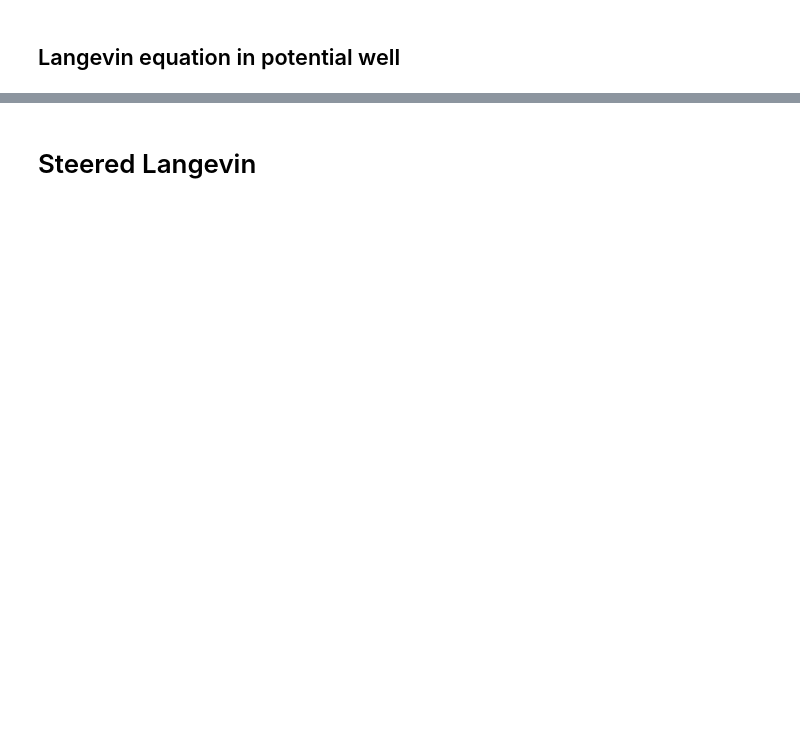
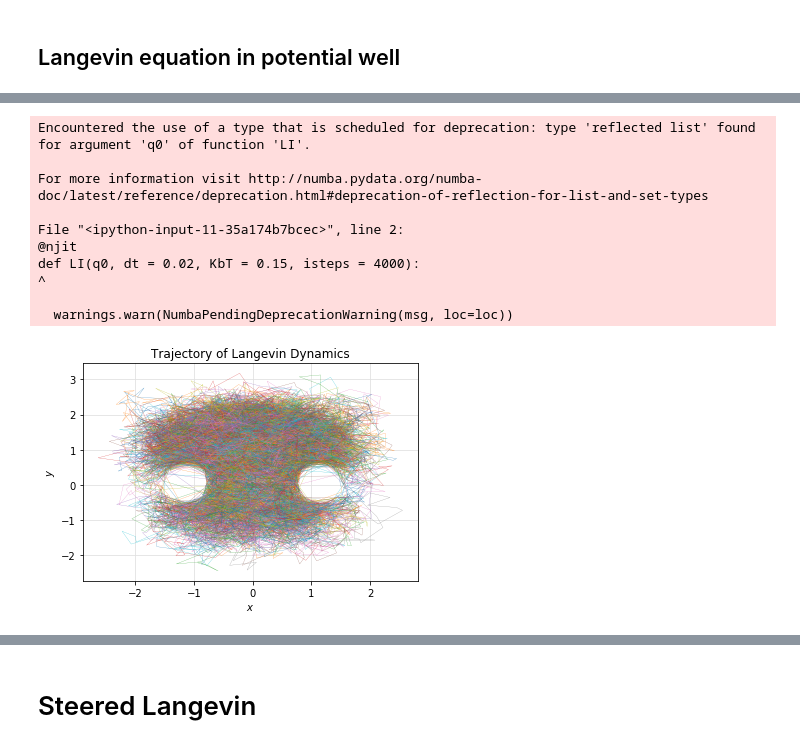
Before and after one commit to FrancescoSlongo/VariationalMD, a Jupyter notebook: 2D_ToyModel_2.ipynb, the cells around one changed output, grey strips where cells are left out. Saved outputs shown, nothing was run; the diff lists cells and outputs as text; code cells hidden in the pictures; blank space fills up the shorter version.

```diff
--- a/2D_ToyModel_2.ipynb
+++ b/2D_ToyModel_2.ipynb
@@ -260,0 +610,80 @@ plt.show()
+# %%
+### First potential
+
+## Runs of the Langevin dynamics
+# Fix the temperature
+KBT = 1.5
+# Figure
+plt.figure()
+tmp = 0
+# Loop over many iterations with different initial conditions
+np.random.seed(42)
+for i in range(1000):
+    q0 = [-1.0, 0.0]  # Initial conditions
+    traj = LI(q0, KbT = KBT)  # I run the integrator
+    # Way to put all the trajectories together
+    if tmp==0:
+        trajall = np.copy(traj)
+        tmp = 1
+    if tmp==1:
+        trajall = np.concatenate((trajall, traj), axis=0)
+    # Plot of the single trajectory
+    plt.plot(traj[:,0], traj[:,1], linewidth=0.2)
+# Title,labels and grid
+plt.title('Trajectory of Langevin Dynamics')
+plt.xlabel('$x$')
+plt.ylabel('$y$')
+axes = plt.gca()
+axes.set_axisbelow(True)
+plt.grid(True, which='major', axis='both', color='#e0e0e0')
+plt.show()
+
+### Probability density plot
+plot_prob_distr(trajall, [-2.2, 2.2], [-1.6, 2.6], 0.05, 8)
+
+
+
+### Second potential
+
+## Runs of the Langevin dynamics
+# Fix the temperature
+KBT = 1.5
+# Figure
+plt.figure()
+tmp = 0
+# Loop over many iterations with different initial conditions
+np.random.seed(42)
+for i in range(1000):
+    q0 = [-1.0, 0.0]  # Initial conditions
+    traj = LI2(q0, KbT = KBT)  # I run the integrator
+    # Way to put all the trajectories together
+    if tmp==0:
+        trajall = np.copy(traj)
+        tmp = 1
+    if tmp==1:
+        trajall = np.concatenate((trajall, traj), axis=0)
+    # Plot of the single trajectory
+    plt.plot(traj[:,0], traj[:,1], linewidth=0.2)
+# Title,labels and grid
+plt.title('Trajectory of Langevin Dynamics')
+plt.xlabel('$x$')
+plt.ylabel('$y$')
+axes = plt.gca()
+axes.set_axisbelow(True)
+plt.grid(True, which='major', axis='both', color='#e0e0e0')
+plt.show()
+
+## Probability density plot
+plot_prob_distr(trajall, [-2, 2], [-2.2, 2.2], 0.05, 8)
+# %% [output]
+Encountered the use of a type that is scheduled for deprecation: type 'reflected list' found for argument 'q0' of function 'LI'.
+
+For more information visit http://numba.pydata.org/numba-doc/latest/reference/deprecation.html#deprecation-of-reflection-for-list-and-set-types
+
+File "<ipython-input-11-35a174b7bcec>", line 2:
+@njit
+def LI(q0, dt = 0.02, KbT = 0.15, isteps = 4000):
+^
+
+  warnings.warn(NumbaPendingDeprecationWarning(msg, loc=loc))
+[figure, added]
```
Also changed, not shown: parts of 41 cells of this notebook, 2 other files.
